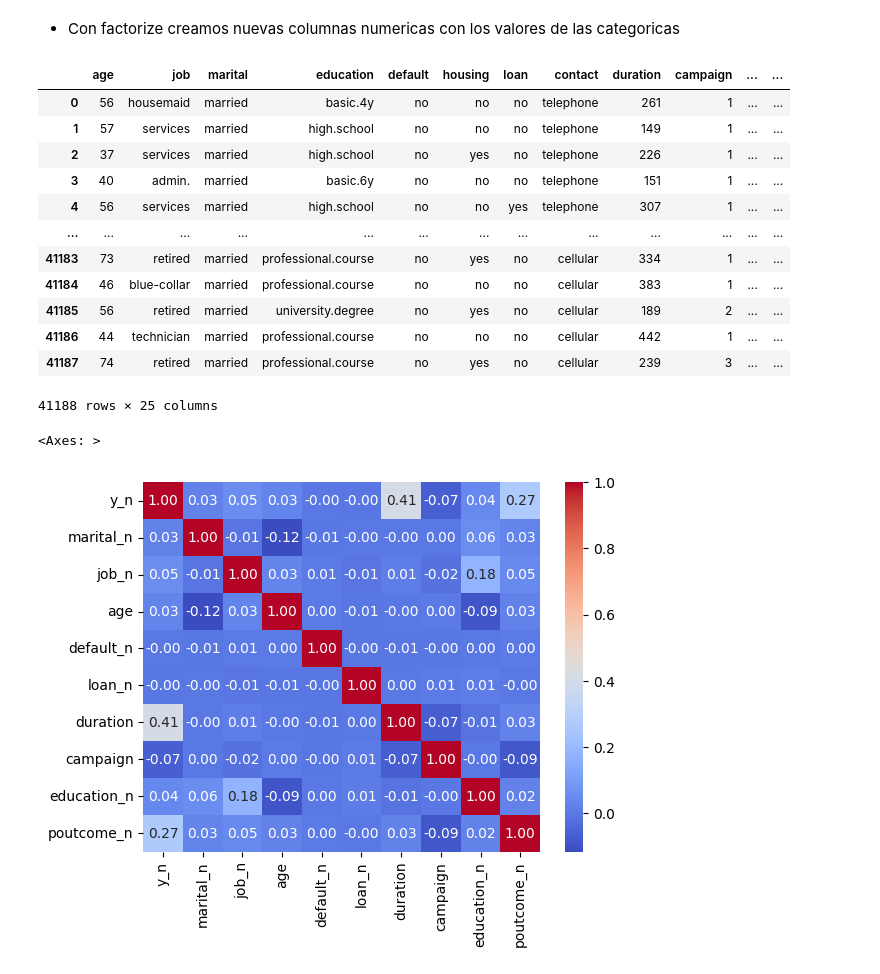
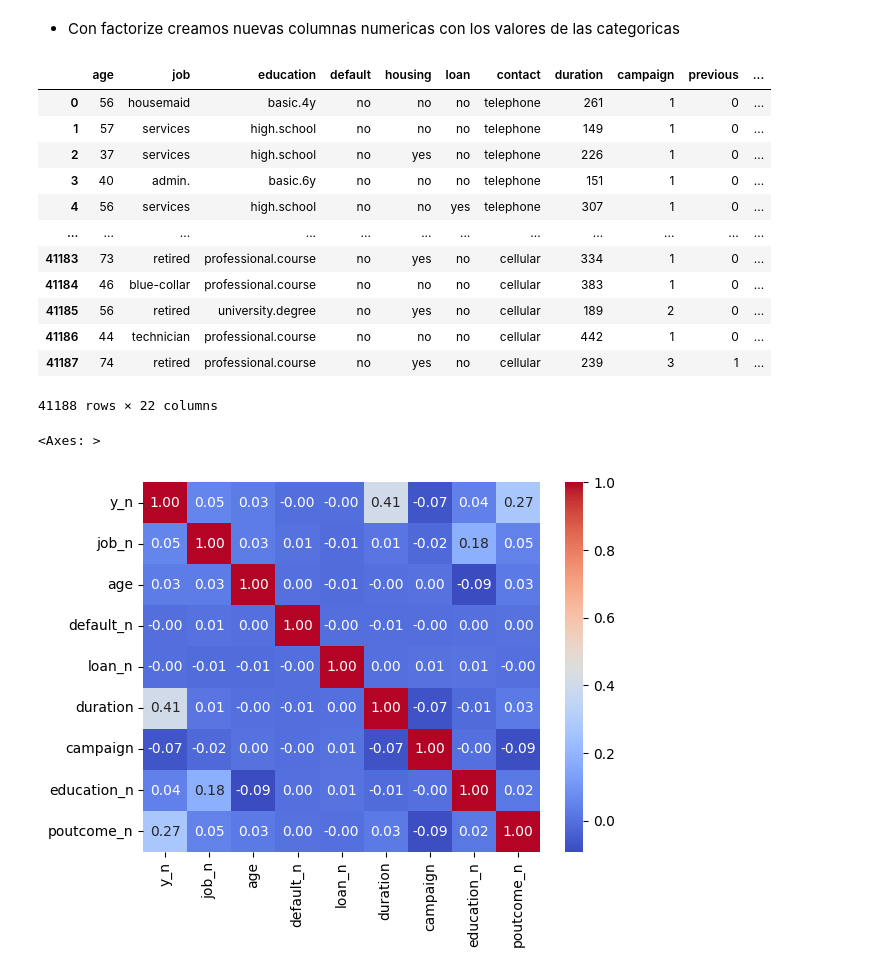
Before and after one commit to 4GeeksAcademy/Emiliano0041-IntroML, a Jupyter notebook: src/01-logistic-regression.ipynb, the cells around one changed output. Cells and saved outputs as stored; diff of their text form; code cells hidden in the pictures.

```diff
--- a/src/01-logistic-regression.ipynb
+++ b/src/01-logistic-regression.ipynb
@@ -66,7 +71,7 @@ dtype: int64
 # %% [markdown]
 - Eliminamos datos irrelevantes para el estudio
 # %%
-df.drop(["day_of_week", "month", "pdays", "nr.employed"], axis=1, inplace=True)
+df.drop(["day_of_week", "month", "pdays", "nr.employed", "marital"], axis=1, inplace=True)
 
 df
 # %% [output]
@@ -142,31 +146,29 @@ df.describe()
 - Con factorize creamos nuevas columnas numericas con los valores de las categoricas
 # %%
 df["job_n"] = pd.factorize(df["job"])[0]
-df["marital_n"] = pd.factorize(df["marital"])[0]
 df["education_n"] = pd.factorize(df["education"])[0]
-df["contact_n"] = pd.factorize(df["contact"])[0]
 df["poutcome_n"] = pd.factorize(df["poutcome"])[0]
 df["y_n"] = pd.factorize(df["y"])[0]
 df["default_n"] = pd.factorize(df["default"])[0]
 df["loan_n"] = pd.factorize(df["loan"])[0]
 df
 # %% [output]
-|  | age | job | marital | education | default | housing | loan | contact | duration | campaign | ... | ... |
-| 0 | 56 | housemaid | married | basic.4y | no | no | no | telephone | 261 | 1 | ... | ... |
-| 1 | 57 | services | married | high.school | no | no | no | telephone | 149 | 1 | ... | ... |
-| 2 | 37 | services | married | high.school | no | yes | no | telephone | 226 | 1 | ... | ... |
-| 3 | 40 | admin. | married | basic.6y | no | no | no | telephone | 151 | 1 | ... | ... |
-| 4 | 56 | services | married | high.school | no | no | yes | telephone | 307 | 1 | ... | ... |
-| ... | ... | ... | ... | ... | ... | ... | ... | ... | ... | ... | ... | ... |
-| 41183 | 73 | retired | married | professional.course | no | yes | no | cellular | 334 | 1 | ... | ... |
-| 41184 | 46 | blue-collar | married | professional.course | no | no | no | cellular | 383 | 1 | ... | ... |
-| 41185 | 56 | retired | married | university.degree | no | yes | no | cellular | 189 | 2 | ... | ... |
-| 41186 | 44 | technician | married | professional.course | no | no | no | cellular | 442 | 1 | ... | ... |
-| 41187 | 74 | retired | married | professional.course | no | yes | no | cellular | 239 | 3 | ... | ... |
+|  | age | job | education | default | housing | loan | contact | duration | campaign | previous | ... |
+| 0 | 56 | housemaid | basic.4y | no | no | no | telephone | 261 | 1 | 0 | ... |
+| 1 | 57 | services | high.school | no | no | no | telephone | 149 | 1 | 0 | ... |
+| 2 | 37 | services | high.school | no | yes | no | telephone | 226 | 1 | 0 | ... |
+| 3 | 40 | admin. | basic.6y | no | no | no | telephone | 151 | 1 | 0 | ... |
+| 4 | 56 | services | high.school | no | no | yes | telephone | 307 | 1 | 0 | ... |
+| ... | ... | ... | ... | ... | ... | ... | ... | ... | ... | ... | ... |
+| 41183 | 73 | retired | professional.course | no | yes | no | cellular | 334 | 1 | 0 | ... |
+| 41184 | 46 | blue-collar | professional.course | no | no | no | cellular | 383 | 1 | 0 | ... |
+| 41185 | 56 | retired | university.degree | no | yes | no | cellular | 189 | 2 | 0 | ... |
+| 41186 | 44 | technician | professional.course | no | no | no | cellular | 442 | 1 | 0 | ... |
+| 41187 | 74 | retired | professional.course | no | yes | no | cellular | 239 | 3 | 1 | ... |
-41188 rows × 25 columns
+41188 rows × 22 columns
 # %%
-sns.heatmap(df[["y_n", "marital_n", "job_n", "age", "default_n", "loan_n", "duration", "campaign", "education_n", "poutcome_n"]].corr(),
+sns.heatmap(df[["y_n", "job_n", "age", "default_n", "loan_n", "duration", "campaign", "education_n", "poutcome_n"]].corr(),
              annot=True, fmt=".2f", cmap="coolwarm")
 # %% [output]
 <Axes: >
-[figure, old version]
+[figure, new version]
```
Also changed, not shown: parts of 31 cells of this notebook.
